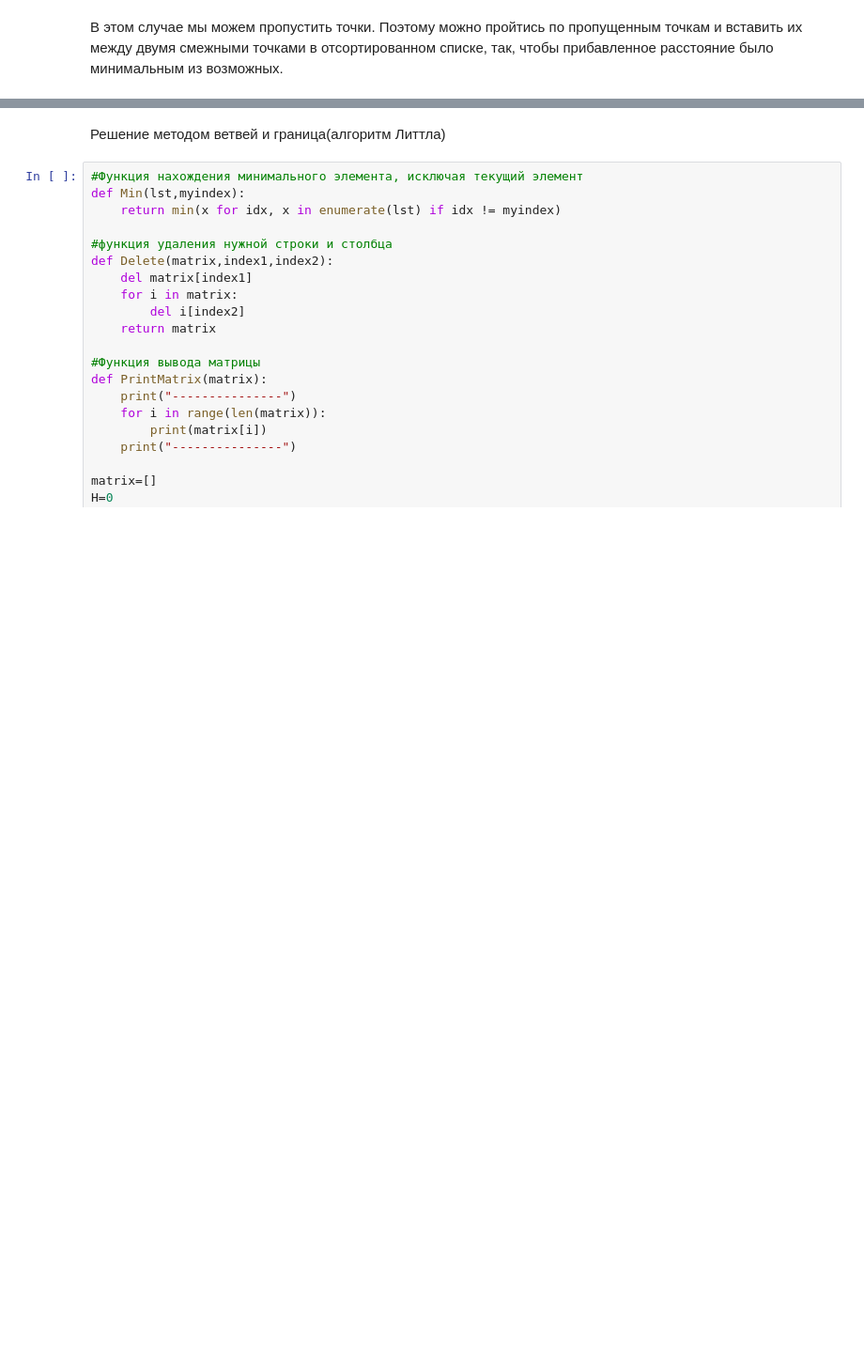
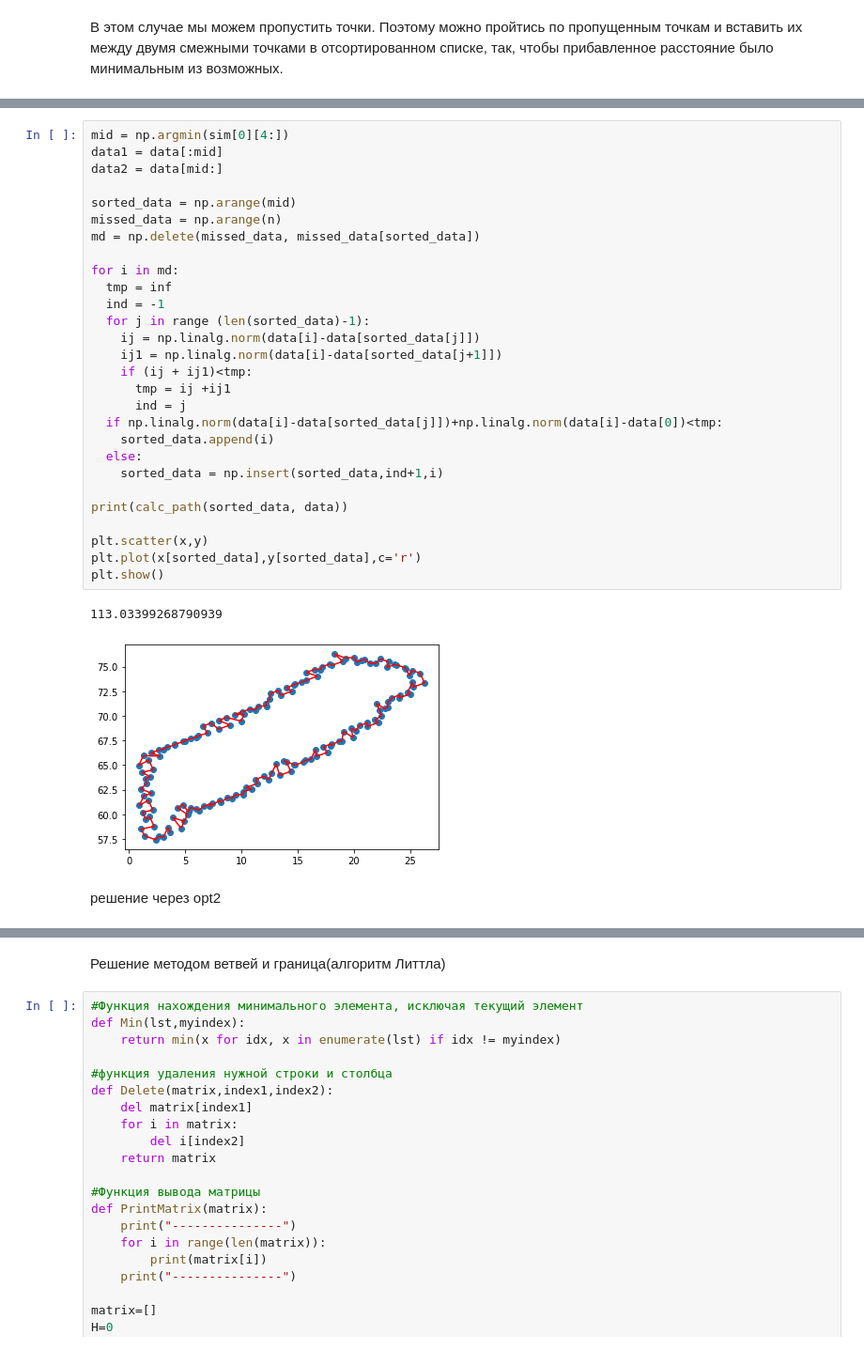
Before and after one commit to erveve/sequence_contour, a Jupyter notebook: loop.ipynb, the cells around one changed output, grey strips where cells are left out. Shown at 94% size. Cells and saved outputs as stored; diff of their text form; blank space fills up the shorter version.

```diff
--- a/loop.ipynb
+++ b/loop.ipynb
@@ -125,0 +216,33 @@ simd = sim + np.diag([inf]*n)
+# %%
+mid = np.argmin(sim[0][4:])
+data1 = data[:mid]
+data2 = data[mid:]
+
+sorted_data = np.arange(mid)
+missed_data = np.arange(n)
+md = np.delete(missed_data, missed_data[sorted_data])
+
+for i in md:
+  tmp = inf
+  ind = -1
+  for j in range (len(sorted_data)-1):
+    ij = np.linalg.norm(data[i]-data[sorted_data[j]])
+    ij1 = np.linalg.norm(data[i]-data[sorted_data[j+1]])
+    if (ij + ij1)<tmp:
+      tmp = ij +ij1
+      ind = j
+  if np.linalg.norm(data[i]-data[sorted_data[j]])+np.linalg.norm(data[i]-data[0])<tmp:
+    sorted_data.append(i)
+  else:
+    sorted_data = np.insert(sorted_data,ind+1,i)
+
+print(calc_path(sorted_data, data))
+
+plt.scatter(x,y)
+plt.plot(x[sorted_data],y[sorted_data],c='r')
+plt.show()
+# %% [output]
+113.03399268790939
+[figure, added]
+# %% [markdown]
+решение через opt2
```
Also changed, not shown: parts of 15 cells of this notebook.
